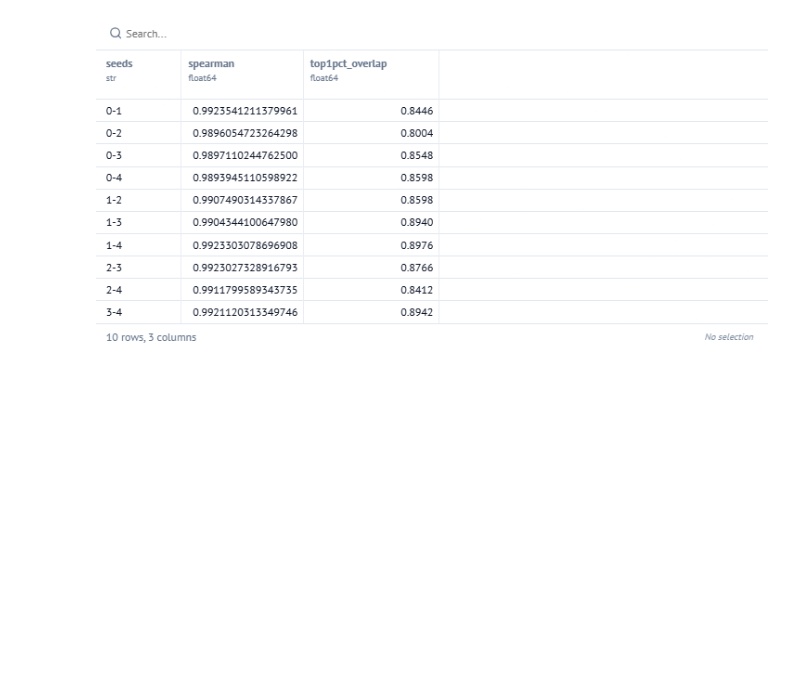
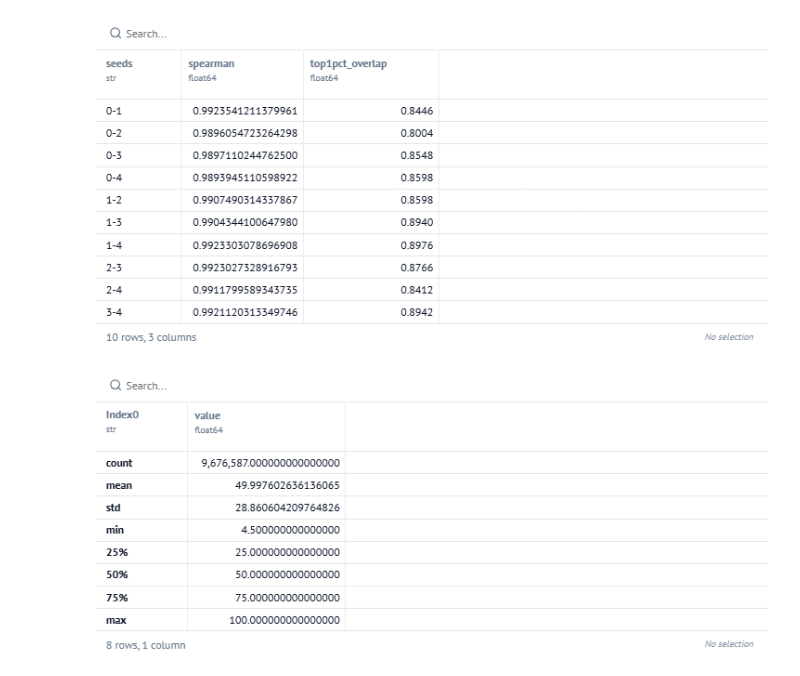
Before and after one commit to erikazoo/mbradd, a Jupyter notebook: notebooks/__marimo__/data_preprocessing_ez.ipynb, the cells around one changed output. Cells and saved outputs as stored; diff of their text form; code cells hidden in the pictures; blank space fills up the shorter version.

```diff
--- a/notebooks/__marimo__/data_preprocessing_ez.ipynb
+++ b/notebooks/__marimo__/data_preprocessing_ez.ipynb
@@ -197,6 +198,10 @@ pd.DataFrame([{"seeds": f"{i}-{j}", "spearman": spearmanr(_runs[i], _runs[j])[0]
 [figure]
 # %%
 # final scores?
-_raw = IsolationForest(n_estimators=1000, max_samples=256, random_state=0, n_jobs=-1).fit(Z).score_samples(Z)
-iso_score = pd.Series(-_raw, index=Z.index)
+with mo.persistent_cache(name="iso_scores"):
+    _raw = IsolationForest(n_estimators=1000, max_samples=256, random_state=0, n_jobs=-1).fit(Z).score_samples(Z)
+    iso_score = pd.Series(-_raw, index=Z.index)       # higher = more anomalous
 risk_0_100 = (iso_score.rank(pct=True) * 100).round(1)
+risk_0_100.describe()
+# %% [output]
+[figure, added]
```
Also changed, not shown: parts of 23 cells of this notebook, 3 other files.
